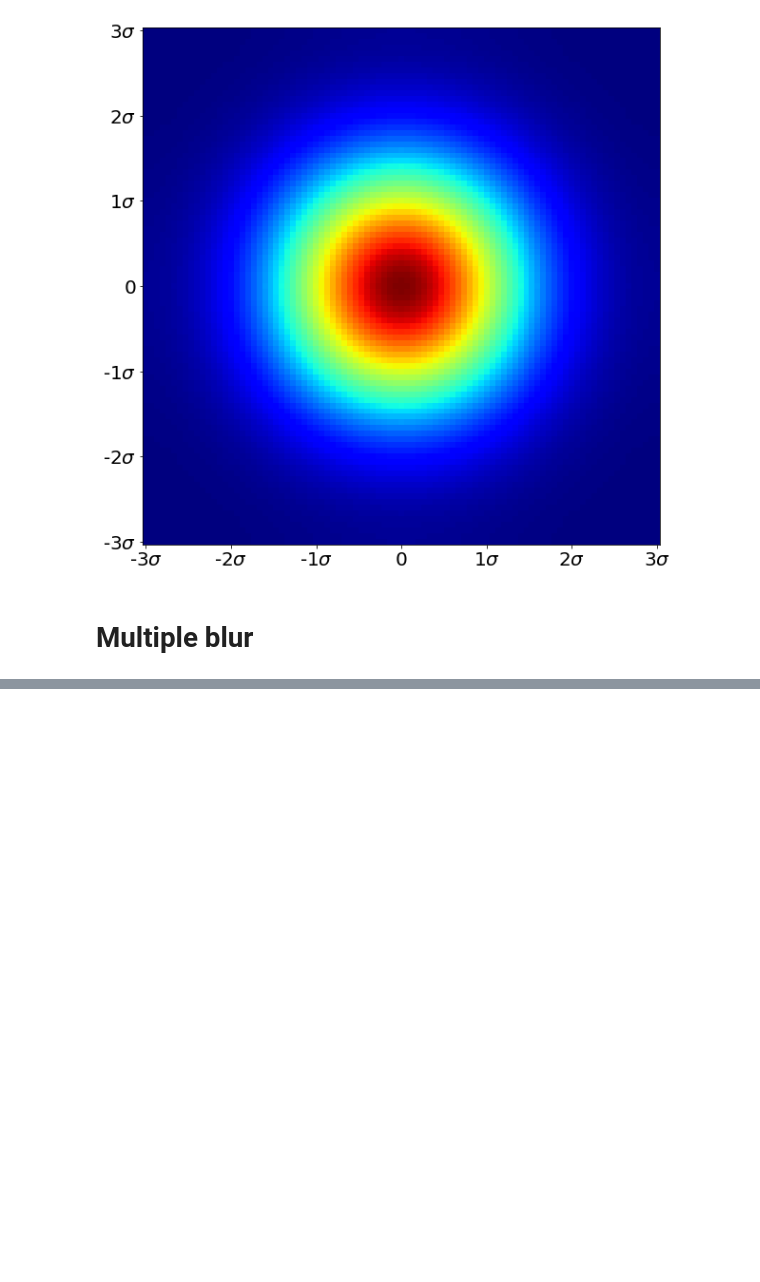
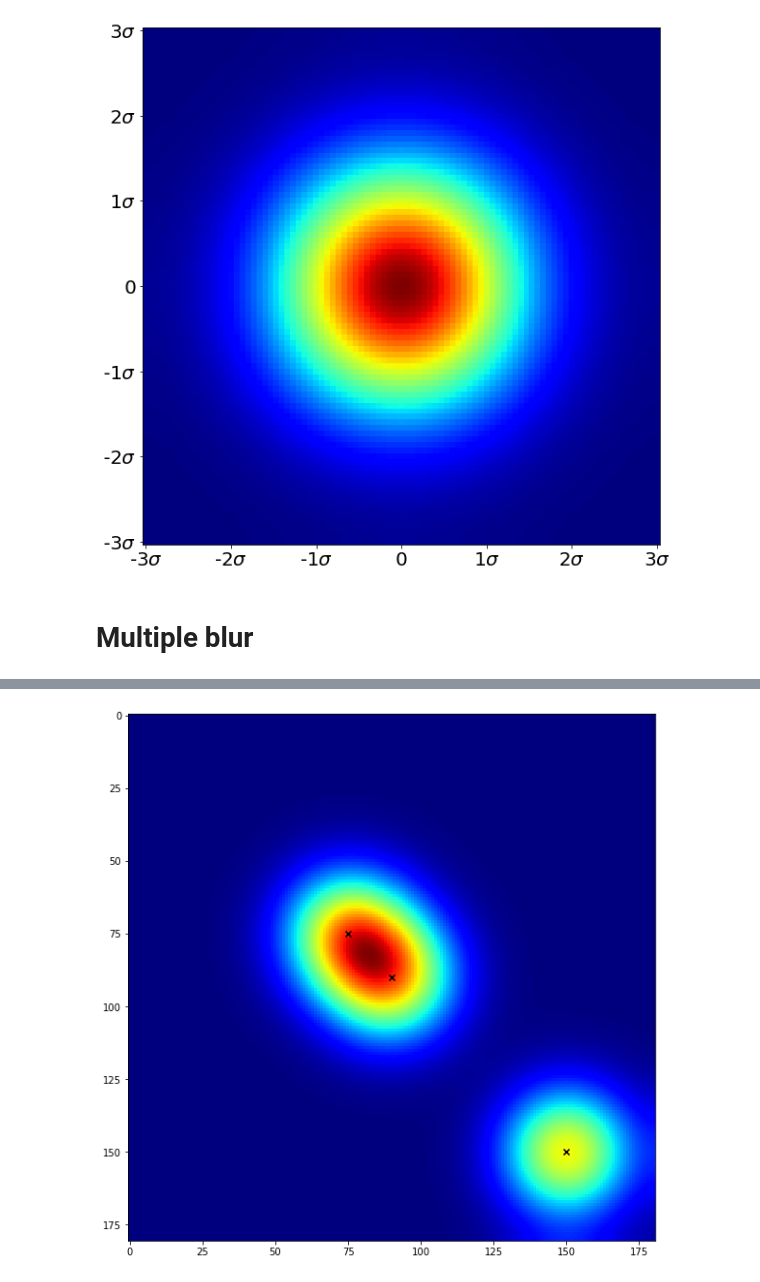
Before and after one commit to ttpro1995/study_notebook, a Jupyter notebook: gaussian_blur.ipynb, the cells around one changed output, grey strips where cells are left out. Saved outputs shown, nothing was run; the diff lists cells and outputs as text; code cells hidden in the pictures; blank space fills up the shorter version.

```diff
--- a/gaussian_blur.ipynb
+++ b/gaussian_blur.ipynb
@@ -61 +68,5 @@ m1[30, 30] = 1
+# %%
+m3 = np.zeros((181, 181))
+m3[150, 150] = 1
+m3_blur = scipy.ndimage.filters.gaussian_filter(m3, 15)
 # %%
@@ -71,0 +89,4 @@ TypeError: scatter() missing 1 required positional argument: 'y'
+# %%
+plot_gaussian_blur_with_center_x(m1 + m2 + m3, m1_blur + m2_blur + m3_blur)
+# %% [output]
+[figure, added]
```
Also changed, not shown: parts of 7 cells of this notebook, 7 other files.
